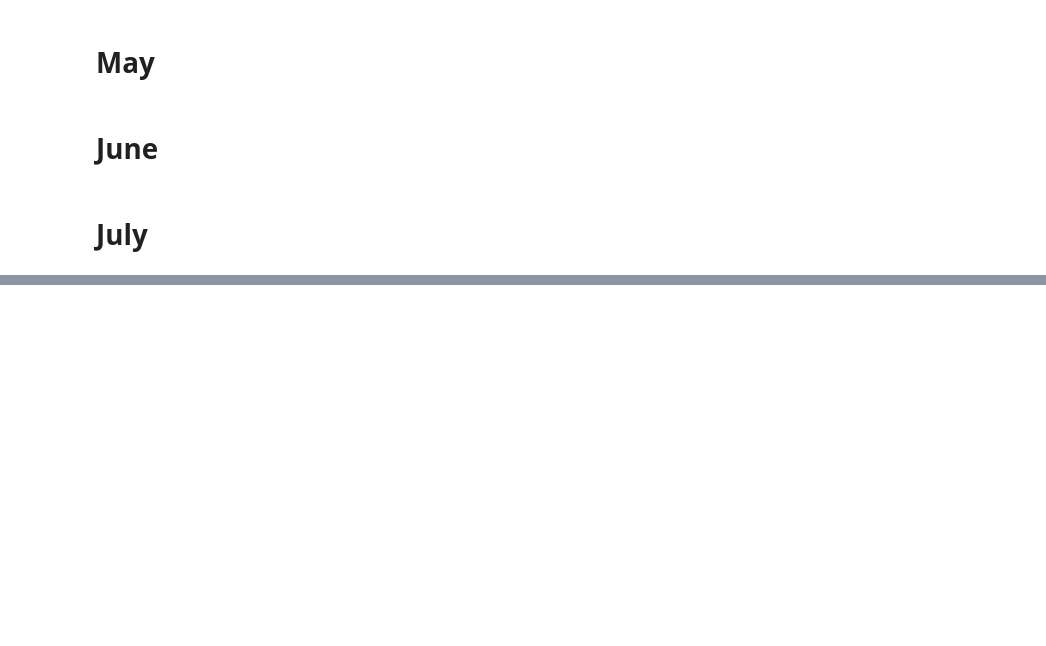
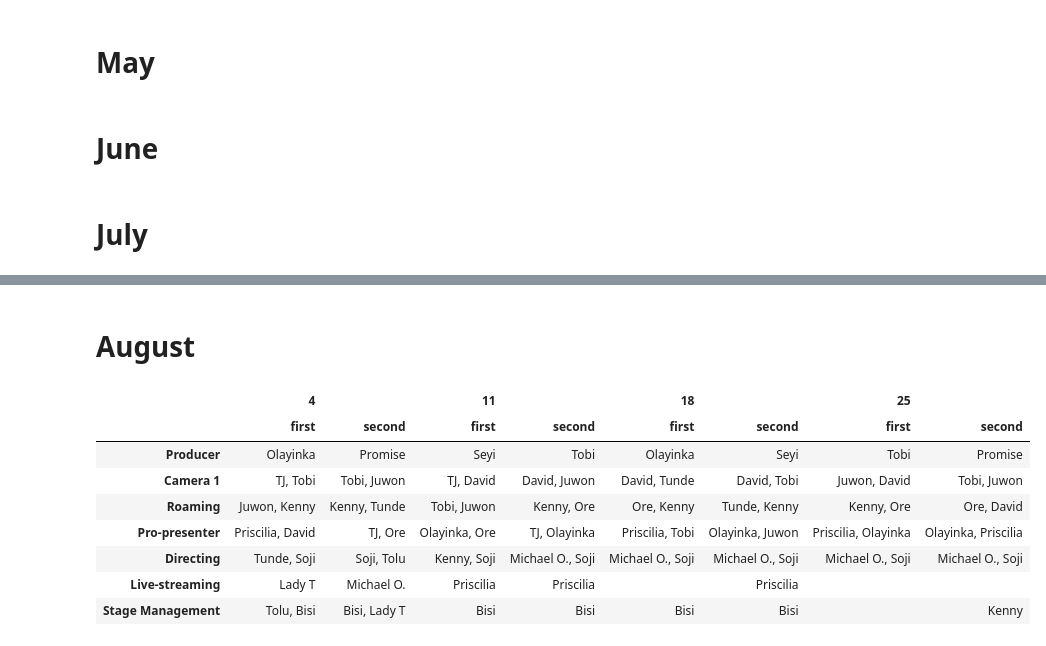
Before and after one commit to Promisekeh/Python-Automation, a Jupyter notebook: Liberty Church Media Rota.ipynb, the cells around one changed output, grey strips where cells are left out. Drawn from its saved outputs; the diff is of its cells as text; code cells hidden in the pictures; blank space fills up the shorter version.

```diff
--- a/Liberty Church Media Rota.ipynb
+++ b/Liberty Church Media Rota.ipynb
@@ -107,2 +136,25 @@ july_rota
 # %%
 july_rota.to_clipboard()
+# %% [markdown]
+# August
+# %%
+august_absences={
+                4: ['Joseph',],
+                11: ['Tolu',  'Joseph', 'Tunde', 'Lady T'],
+                18: [ 'Tolu', 'Joseph', 'Lady T', 'TJ'],
+                25: ['Tolu', 'Joseph', 'Bisi', 'Tunde', 'Lady T', 'TJ'],
+
+
+                }
+august_rota=create_monthly_rota (media_team, tasks, august_absences, 'august', 2024)
+august_rota
+# %% [output]
+|  | 4 |  | 11 |  | 18 |  | 25 |  |
+|  | first | second | first | second | first | second | first | second |
+| Producer | Olayinka | Promise | Seyi | Tobi | Olayinka | Seyi | Tobi | Promise |
+| Camera 1 | TJ, Tobi | Tobi, Juwon | TJ, David | David, Juwon | David, Tunde | David, Tobi | Juwon, David | Tobi, Juwon |
+| Roaming | Juwon, Kenny | Kenny, Tunde | Tobi, Juwon | Kenny, Ore | Ore, Kenny | Tunde, Kenny | Kenny, Ore | Ore, David |
+| Pro-presenter | Priscilia, David | TJ, Ore | Olayinka, Ore | TJ, Olayinka | Priscilia, Tobi | Olayinka, Juwon | Priscilia, Olayinka | Olayinka, Priscilia |
+| Directing | Tunde, Soji | Soji, Tolu | Kenny, Soji | Michael O., Soji | Michael O., Soji | Michael O., Soji | Michael O., Soji | Michael O., Soji |
+| Live-streaming | Lady T | Michael O. | Priscilia | Priscilia |  | Priscilia |  |  |
+| Stage Management | Tolu, Bisi | Bisi, Lady T | Bisi | Bisi | Bisi | Bisi |  | Kenny |
```
Also changed, not shown: parts of 21 cells of this notebook, 1 other file.
